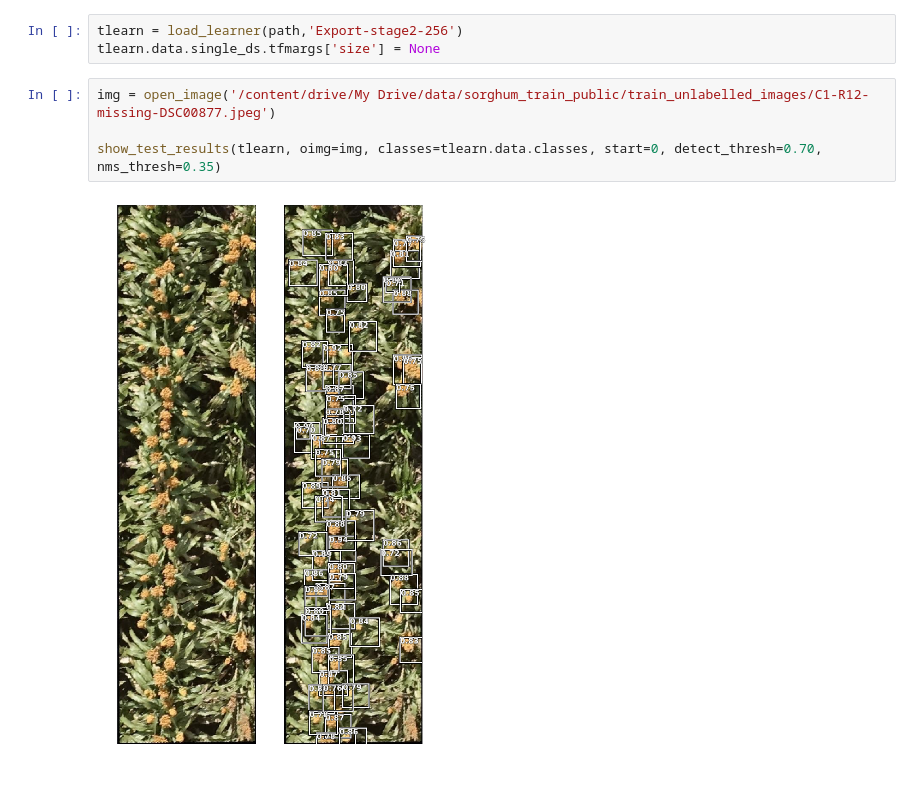
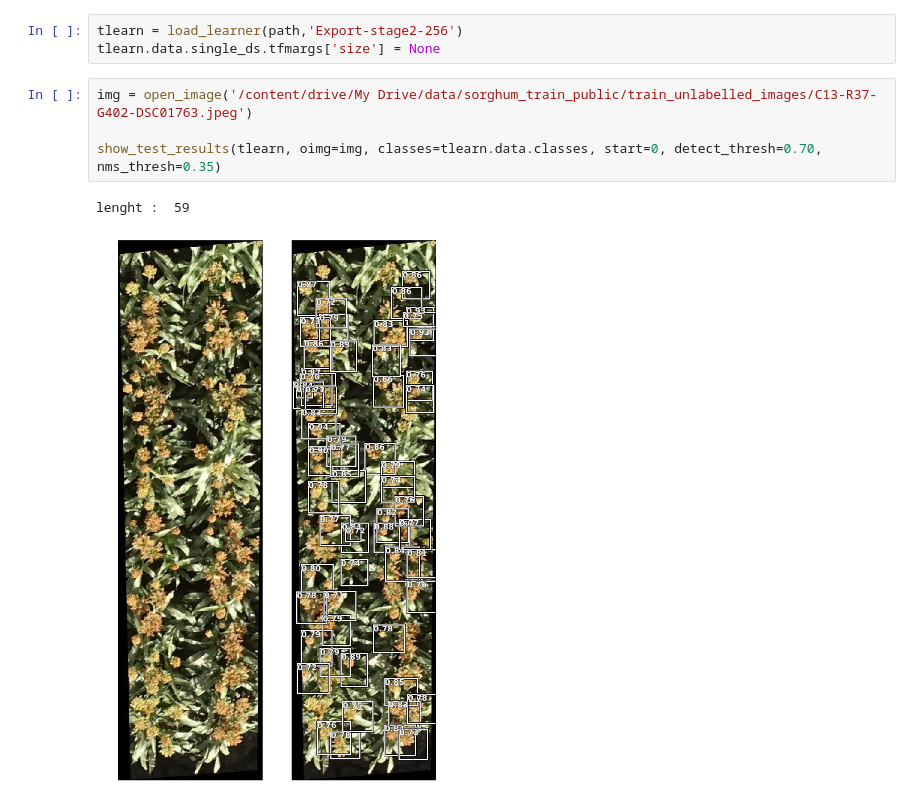
Before and after one commit to nik-hil/Sorghum_Head_Detection, a Jupyter notebook: codalab_submit.ipynb, the cells around one changed output. Cells and saved outputs as stored; diff of their text form.

```diff
--- a/codalab_submit.ipynb
+++ b/codalab_submit.ipynb
@@ -516,8 +523,9 @@ def show_test_results(learn, oimg, classes, start=0, n=1, detect_thresh=0.35, nm
 tlearn = load_learner(path,'Export-stage2-256')
 tlearn.data.single_ds.tfmargs['size'] = None
 # %%
-img = open_image('/content/drive/My Drive/data/sorghum_train_public/train_unlabelled_images/C1-R12-missing-DSC00877.jpeg')
+img = open_image('/content/drive/My Drive/data/sorghum_train_public/train_unlabelled_images/C13-R37-G402-DSC01763.jpeg')
 
 show_test_results(tlearn, oimg=img, classes=tlearn.data.classes, start=0, detect_thresh=0.70, nms_thresh=0.35)
 # %% [output]
+lenght :  59
-[figure, old version]
+[figure, new version]
```
Also changed, not shown: parts of 8 cells of this notebook.
